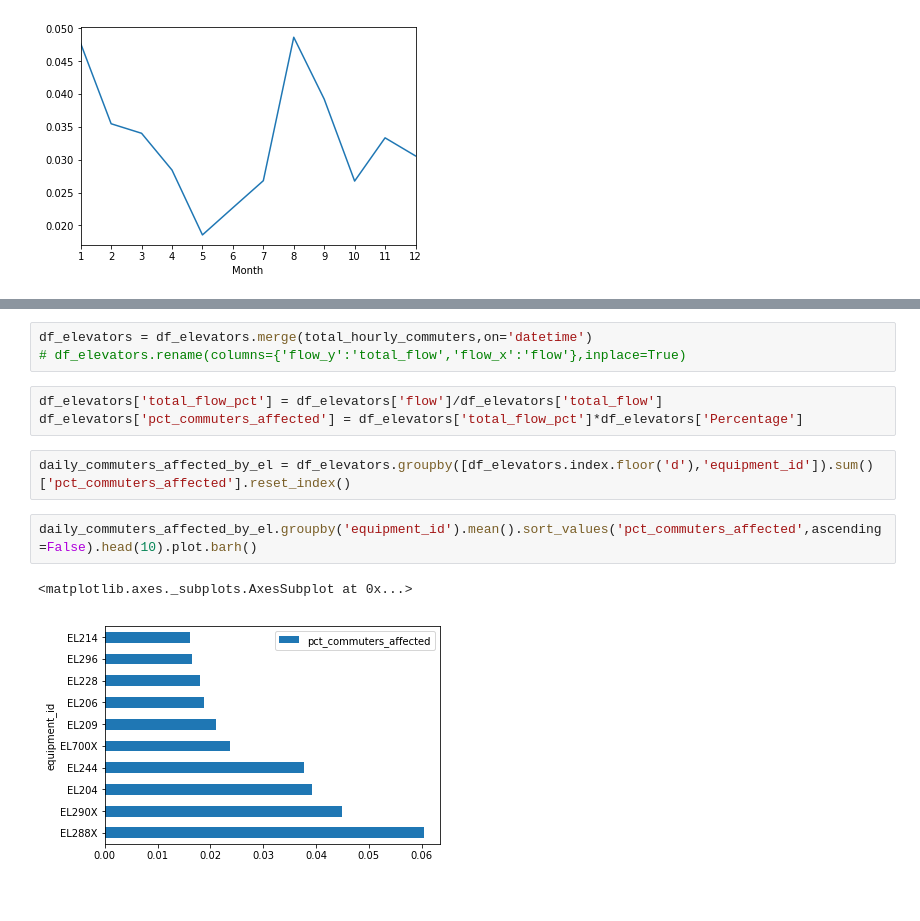
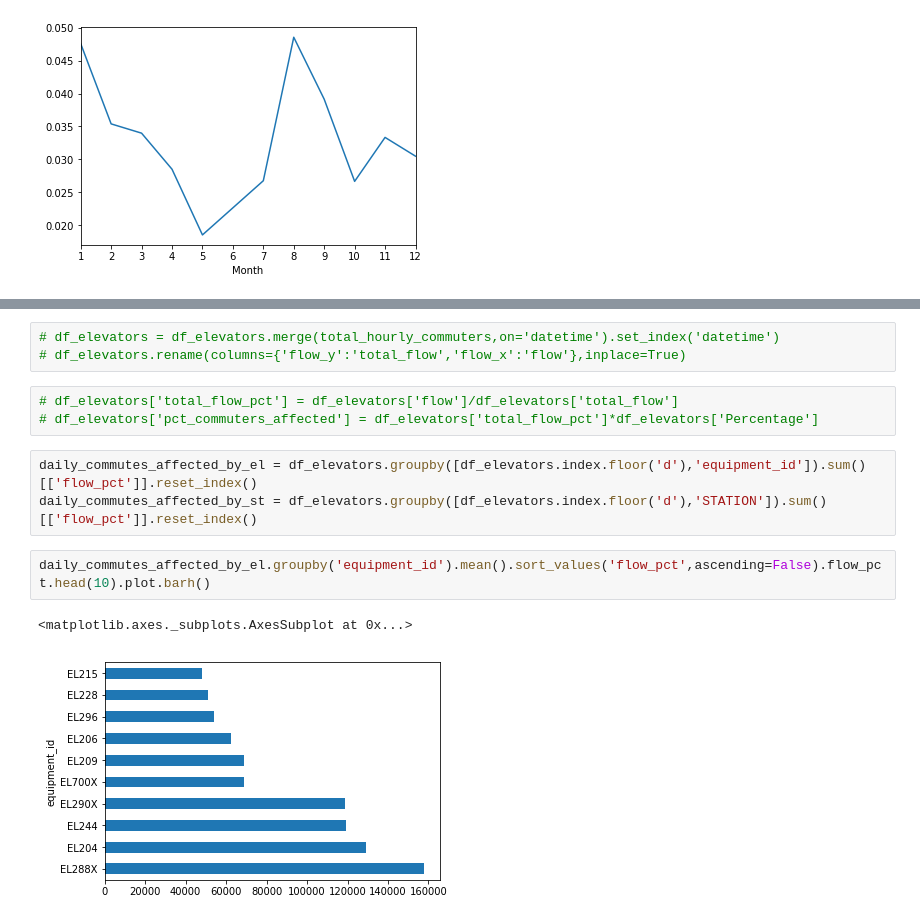
Before and after one commit to tsdataclinic/mta, a Jupyter notebook: notebooks/global_metric/02_calc_metrics.ipynb, the cells around one changed output, grey strips where cells are left out. Saved outputs shown, nothing was run; the diff lists cells and outputs as text.

```diff
--- a/notebooks/global_metric/02_calc_metrics.ipynb
+++ b/notebooks/global_metric/02_calc_metrics.ipynb
@@ -334,15 +340,16 @@ total_hourly_commuters.head()
 | 3 | 2019-01-01 03:00:00 | 1063366.75 |
 | 4 | 2019-01-01 04:00:00 | 888864.00 |
 # %%
-df_elevators = df_elevators.merge(total_hourly_commuters,on='datetime')
+# df_elevators = df_elevators.merge(total_hourly_commuters,on='datetime').set_index('datetime')
 # df_elevators.rename(columns={'flow_y':'total_flow','flow_x':'flow'},inplace=True)
 # %%
-df_elevators['total_flow_pct'] = df_elevators['flow']/df_elevators['total_flow']
-df_elevators['pct_commuters_affected'] = df_elevators['total_flow_pct']*df_elevators['Percentage']
+# df_elevators['total_flow_pct'] = df_elevators['flow']/df_elevators['total_flow']
+# df_elevators['pct_commuters_affected'] = df_elevators['total_flow_pct']*df_elevators['Percentage']
 # %%
-daily_commuters_affected_by_el = df_elevators.groupby([df_elevators.index.floor('d'),'equipment_id']).sum()['pct_commuters_affected'].reset_index()
+daily_commutes_affected_by_el = df_elevators.groupby([df_elevators.index.floor('d'),'equipment_id']).sum()[['flow_pct']].reset_index()
+daily_commutes_affected_by_st = df_elevators.groupby([df_elevators.index.floor('d'),'STATION']).sum()[['flow_pct']].reset_index()
 # %%
-daily_commuters_affected_by_el.groupby('equipment_id').mean().sort_values('pct_commuters_affected',ascending=False).head(10).plot.barh()
+daily_commutes_affected_by_el.groupby('equipment_id').mean().sort_values('flow_pct',ascending=False).flow_pct.head(10).plot.barh()
 # %% [output]
 <matplotlib.axes._subplots.AxesSubplot at 0x...>
-[figure, old version]
+[figure, new version]
```
Also changed, not shown: parts of 7 cells of this notebook, 1 other file.
